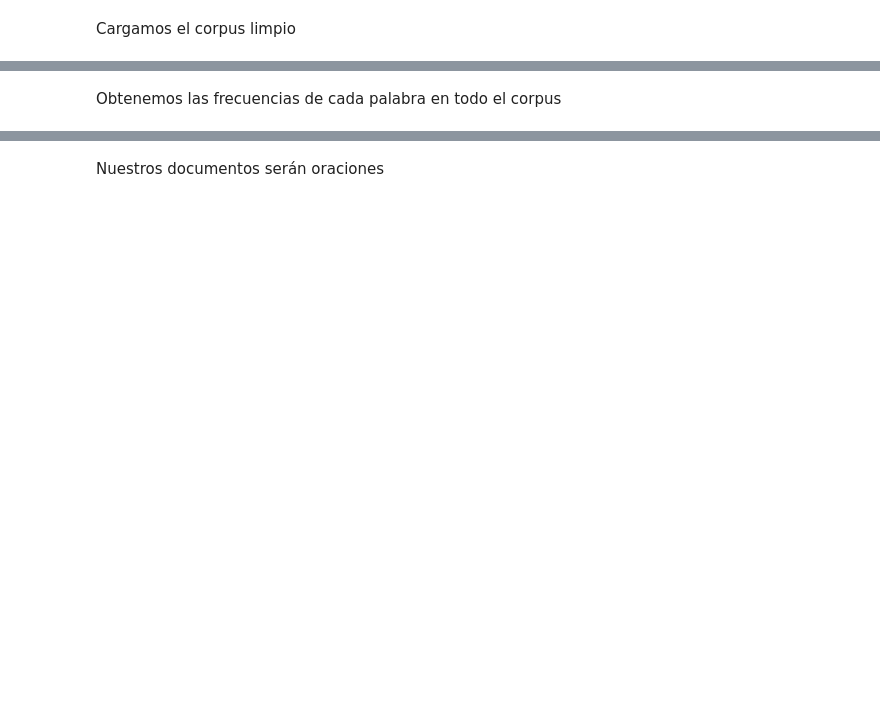
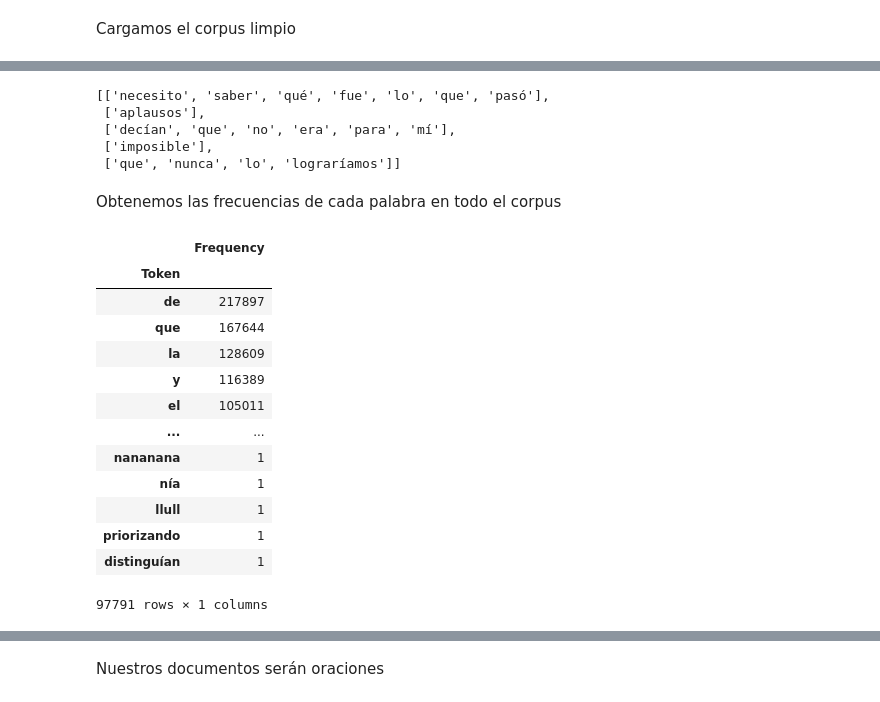
Before and after one commit to KarlaDSJ/PlayPhrase2.0, a Jupyter notebook: notebooks/TF-IDF.ipynb, the cells around one changed output, grey strips where cells are left out. Saved outputs shown, nothing was run; the diff lists cells and outputs as text; code cells hidden in the pictures; blank space fills up the shorter version.

```diff
--- a/notebooks/TF-IDF.ipynb
+++ b/notebooks/TF-IDF.ipynb
@@ -90,2 +53,12 @@ def flatten(lst):
+# %%
+videos.get_all_subtitles()
+videosxO.get_all_subtitles()
+videos.all_subtitles[5:10]
+# %% [output]
+[['necesito', 'saber', 'qué', 'fue', 'lo', 'que', 'pasó'],
+ ['aplausos'],
+ ['decían', 'que', 'no', 'era', 'para', 'mí'],
+ ['imposible'],
+ ['que', 'nunca', 'lo', 'lograríamos']]
 # %% [markdown]
 Obtenemos las frecuencias de cada palabra en todo el corpus
@@ -100,0 +65,18 @@ term_list
+# %%
+term_list = videos.get_frequencies()
+term_list
+# %% [output]
+|  | Frequency |
+| Token |  |
+| de | 217897 |
+| que | 167644 |
+| la | 128609 |
+| y | 116389 |
+| el | 105011 |
+| ... | ... |
+| nananana | 1 |
+| nía | 1 |
+| llull | 1 |
+| priorizando | 1 |
+| distinguían | 1 |
+97791 rows × 1 columns
```
Also changed, not shown: parts of 68 cells of this notebook, 8 other files.
